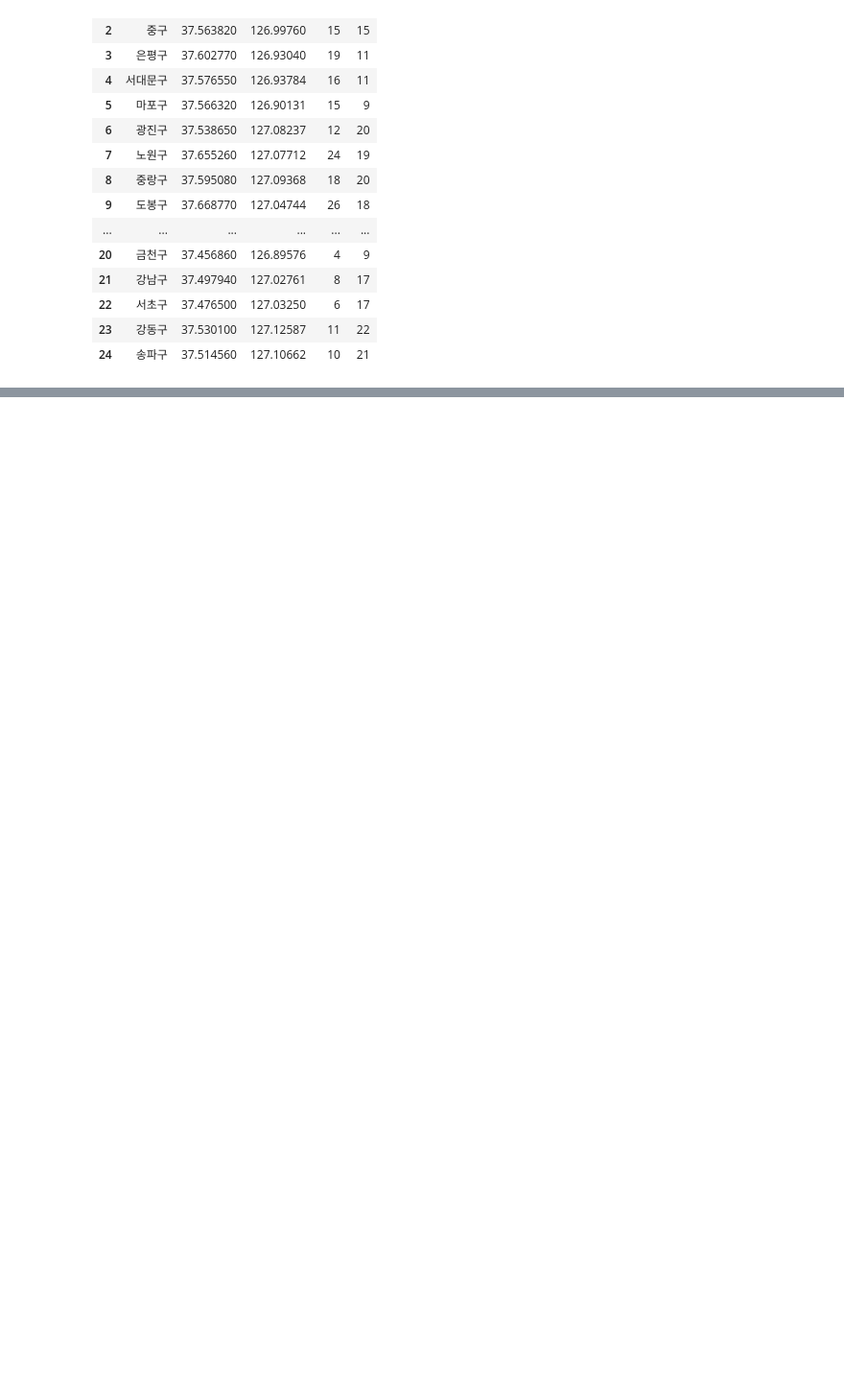
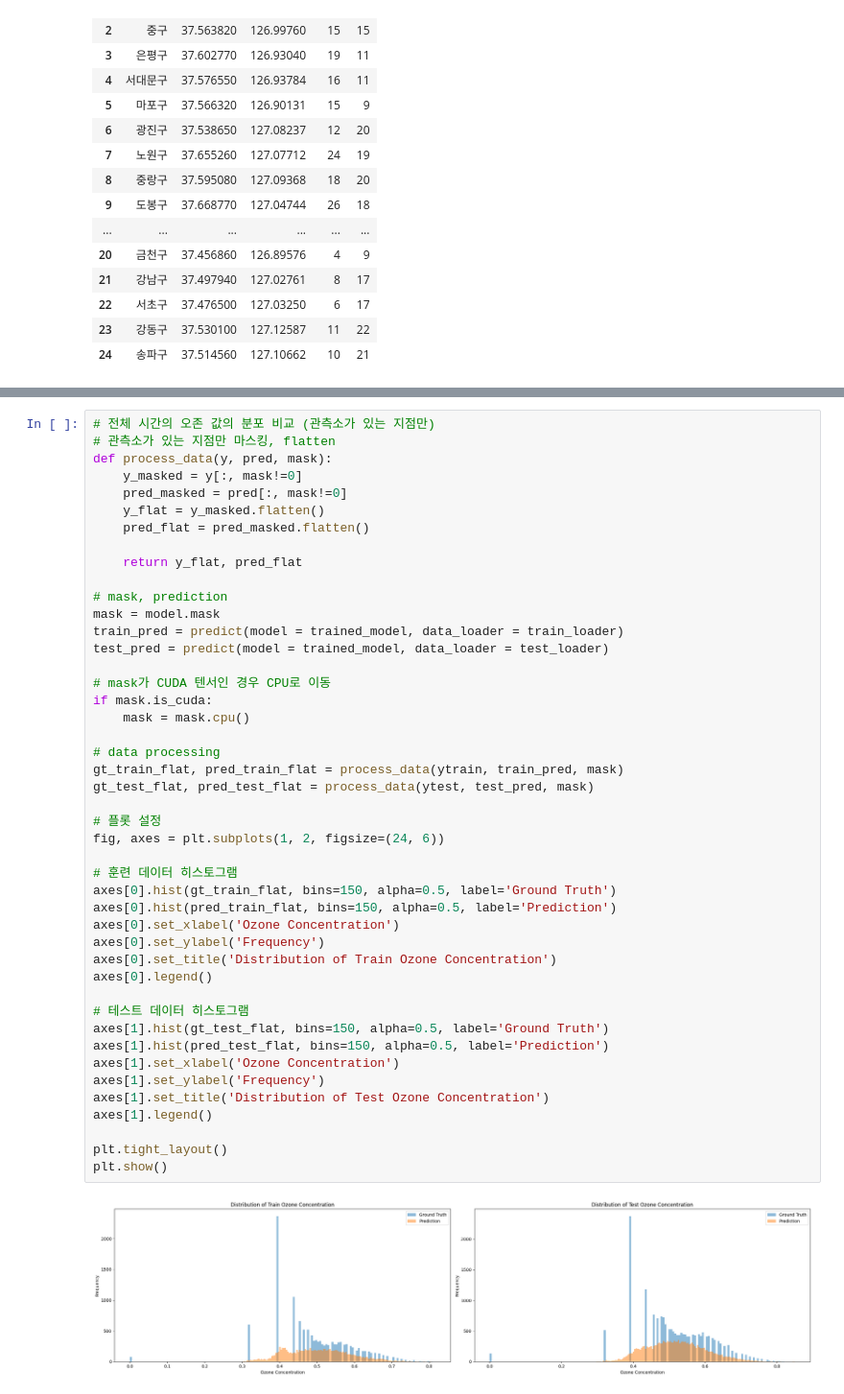
Before and after one commit to kminseong841/ML-Research, a Jupyter notebook: Pytorch_Ozone_predict_CNN.ipynb, the cells around one changed output, grey strips where cells are left out. Shown: that part at 96% size. Drawn from its saved outputs; the diff is of its cells as text; blank space fills up the shorter version.

```diff
--- a/Pytorch_Ozone_predict_CNN.ipynb
+++ b/Pytorch_Ozone_predict_CNN.ipynb
@@ -860,0 +834,47 @@ plt.show()
+# %%
+# 전체 시간의 오존 값의 분포 비교 (관측소가 있는 지점만)
+# 관측소가 있는 지점만 마스킹, flatten
+def process_data(y, pred, mask):
+    y_masked = y[:, mask!=0]
+    pred_masked = pred[:, mask!=0]
+    y_flat = y_masked.flatten()
+    pred_flat = pred_masked.flatten()
+
+    return y_flat, pred_flat
+
+# mask, prediction
+mask = model.mask
+train_pred = predict(model = trained_model, data_loader = train_loader)
+test_pred = predict(model = trained_model, data_loader = test_loader)
+
+# mask가 CUDA 텐서인 경우 CPU로 이동
+if mask.is_cuda:
+    mask = mask.cpu()
+
+# data processing
+gt_train_flat, pred_train_flat = process_data(ytrain, train_pred, mask)
+gt_test_flat, pred_test_flat = process_data(ytest, test_pred, mask)
+
+# 플롯 설정
+fig, axes = plt.subplots(1, 2, figsize=(24, 6))
+
+# 훈련 데이터 히스토그램
+axes[0].hist(gt_train_flat, bins=150, alpha=0.5, label='Ground Truth')
+axes[0].hist(pred_train_flat, bins=150, alpha=0.5, label='Prediction')
+axes[0].set_xlabel('Ozone Concentration')
+axes[0].set_ylabel('Frequency')
+axes[0].set_title('Distribution of Train Ozone Concentration')
+axes[0].legend()
+
+# 테스트 데이터 히스토그램
+axes[1].hist(gt_test_flat, bins=150, alpha=0.5, label='Ground Truth')
+axes[1].hist(pred_test_flat, bins=150, alpha=0.5, label='Prediction')
+axes[1].set_xlabel('Ozone Concentration')
+axes[1].set_ylabel('Frequency')
+axes[1].set_title('Distribution of Test Ozone Concentration')
+axes[1].legend()
+
+plt.tight_layout()
+plt.show()
+# %% [output]
+[figure, added]
```
Also changed, not shown: parts of 11 cells of this notebook.
